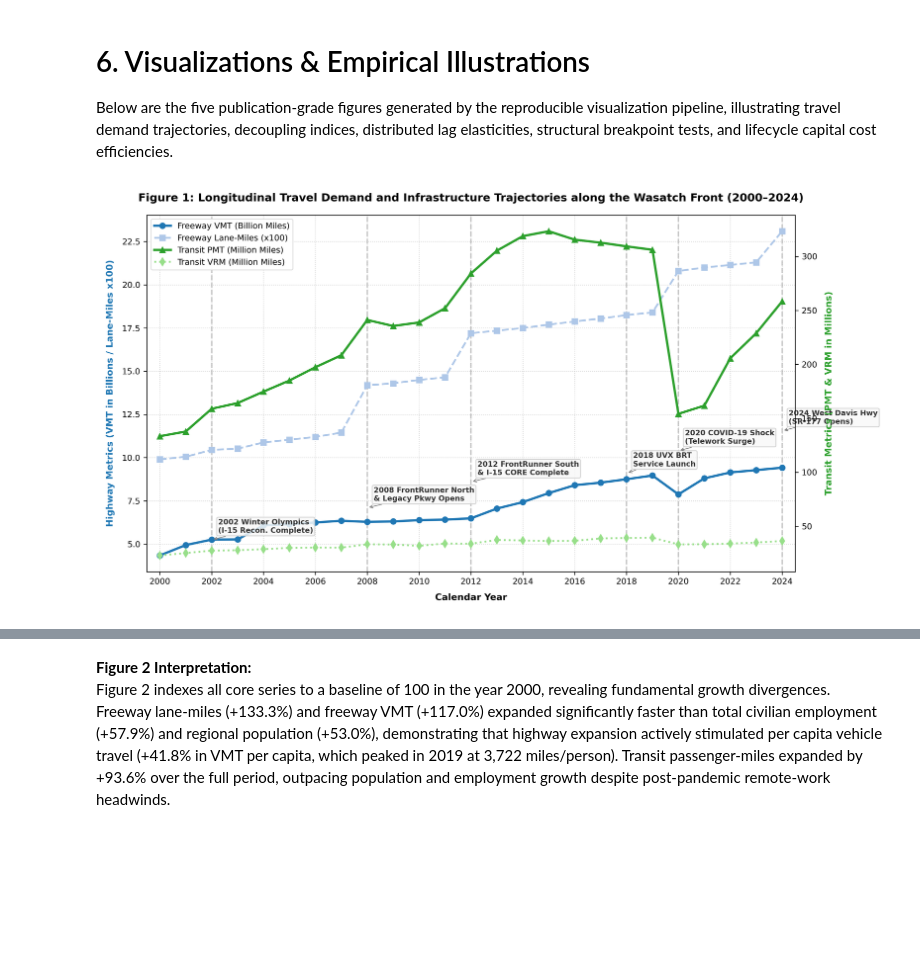
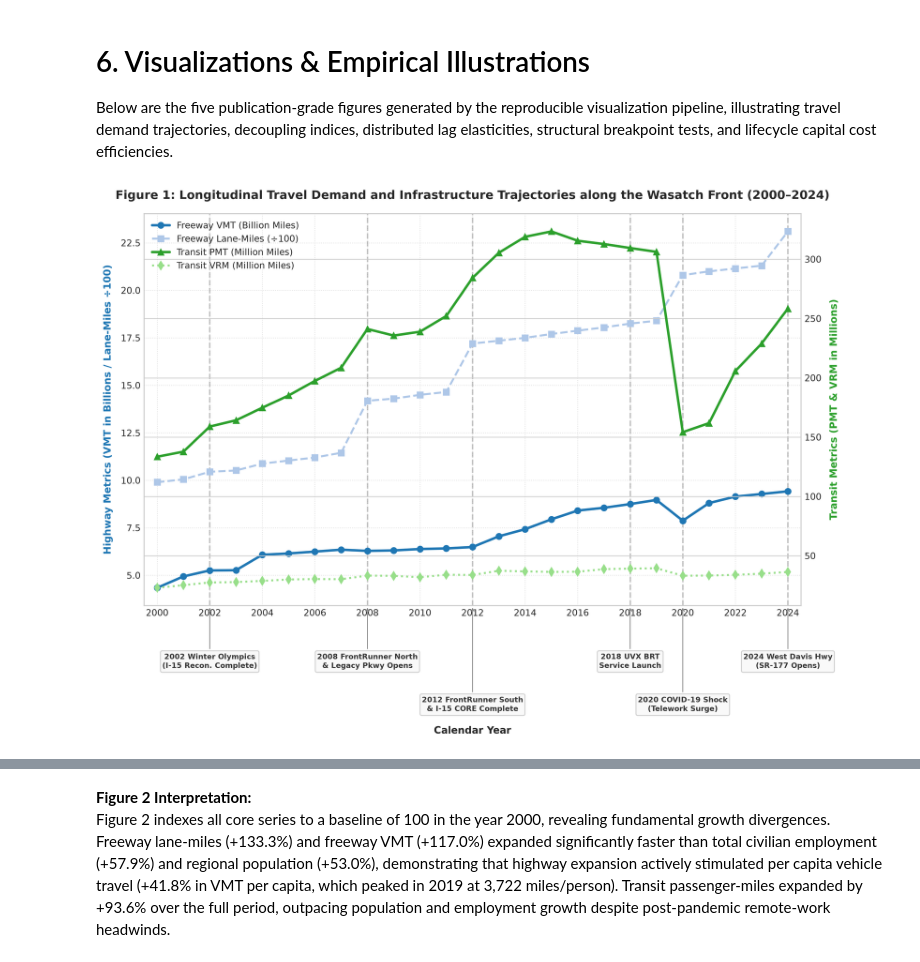
Before and after one commit to CmdrJorgs/datasci-school, a Jupyter notebook: 680/project-1/david-jorgensen_680_Project1.ipynb, the cells around one changed output, grey strips where cells are left out. Drawn from its saved outputs; the diff is of its cells as text; code cells hidden in the pictures; blank space fills up the shorter version.

```diff
--- a/680/project-1/david-jorgensen_680_Project1.ipynb
+++ b/680/project-1/david-jorgensen_680_Project1.ipynb
@@ -943,12 +1158,78 @@ and marginal-PMT accounting (8.40x). However, during peak choke-point commuting,
 # 6. Visualizations & Empirical Illustrations
 
 Below are the five publication-grade figures generated by the reproducible visualization pipeline, illustrating travel demand trajectories, decoupling indices, distributed lag elasticities, structural breakpoint tests, and lifecycle capital cost efficiencies.
-# %%
-# Code Cell 10: Display Figure 1 (Longitudinal Trajectories and Milestones)
-from IPython.display import Image, display
-fig1_path = os.path.join('figures', 'figure_1_longitudinal_trajectories.png')
-display(Image(filename=fig1_path))
-# %% [output]
-[figure, removed]
+# %%
+# Code Cell 10: Figure 1 (Longitudinal Trajectories and Milestones)
+import os
+import matplotlib.pyplot as plt
+
+FIG_DIR = os.path.abspath("figures")
+os.makedirs(FIG_DIR, exist_ok=True)
+
+# Publication styling
+plt.rcParams['font.family'] = 'DejaVu Sans'
+plt.rcParams['font.size'] = 10
+plt.rcParams['axes.titlesize'] = 12
+plt.rcParams['axes.titleweight'] = 'bold'
+plt.rcParams['axes.labelsize'] = 10
+plt.rcParams['axes.labelweight'] = 'bold'
+plt.rcParams['xtick.labelsize'] = 9
+plt.rcParams['ytick.labelsize'] = 9
+plt.rcParams['legend.fontsize'] = 9
+plt.rcParams['figure.titlesize'] = 14
+plt.rcParams['figure.titleweight'] = 'bold'
+
+fig, ax1 = plt.subplots(figsize=(12, 7.2), dpi=300)
+ax2 = ax1.twinx()
+
+# Highway VMT and Lane Miles on ax1
+l1, = ax1.plot(df['Year'], df['highway_vmt_urban_freeway'] / 1e3, color='#1f77b4', lw=2.5, marker='o', label='Freeway VMT (Billion Miles)')
+l2, = ax1.plot(df['Year'], df['highway_lane_miles_freeway'] / 1e2, color='#aec7e8', lw=2.0, ls='--', marker='s', label='Freeway Lane-Miles (÷100)')
+
+# Transit PMT and VRM on ax2
+l3, = ax2.plot(df['Year'], df['transit_pmt_total'] / 1e6, color='#2ca02c', lw=2.5, marker='^', label='Transit PMT (Million Miles)')
+l4, = ax2.plot(df['Year'], df['transit_vrm_total'] / 1e6, color='#98df8a', lw=2.0, ls=':', marker='d', label='Transit VRM (Million Miles)')
+
+# Milestone Annotations repositioned below chart with alternating vertical offsets
+milestones = [
+    (2002, '2002 Winter Olympics\n(I-15 Recon. Complete)', -0.12),
+    (2008, '2008 FrontRunner North\n& Legacy Pkwy Opens', -0.12),
+    (2012, '2012 FrontRunner South\n& I-15 CORE Complete', -0.23),
+    (2018, '2018 UVX BRT\nService Launch', -0.12),
+    (2020, '2020 COVID-19 Shock\n(Telework Surge)', -0.23),
+    (2024, '2024 West Davis Hwy\n(SR-177 Opens)', -0.12)
+]
+for yr, text, y_pos in milestones:
+    ax1.axvline(x=yr, color='gray', linestyle='--', alpha=0.45, zorder=1)
+
+trans = ax1.get_xaxis_transform()
+for yr, text, y_pos in milestones:
+    ax1.annotate(text, xy=(yr, 0), xytext=(yr, y_pos),
+                 xycoords=trans, textcoords=trans,
+                 fontsize=7.5, weight='bold', color='#333333', ha='center', va='top',
+                 arrowprops=dict(arrowstyle='->', color='gray', lw=0.8),
+                 bbox=dict(boxstyle='round,pad=0.25', facecolor='#f9f9f9', edgecolor='#cccccc', alpha=0.9),
+                 annotation_clip=False)
+
+# Added upper margin to x axis label so it is not overlapped by repositioned annotations
+ax1.set_xlabel('Calendar Year', labelpad=110)
+ax1.set_ylabel('Highway Metrics (VMT in Billions / Lane-Miles ÷100)', color='#1f77b4', labelpad=8)
+ax2.set_ylabel('Transit Metrics (PMT & VRM in Millions)', color='#2ca02c', labelpad=8)
+
+ax1.set_xlim(1999.5, 2024.5)
+ax1.set_xticks(range(2000, 2025, 2))
+ax1.grid(True, linestyle=':', alpha=0.6)
+
+# Combined Legend
+lines = [l1, l2, l3, l4]
+labels = [l.get_label() for l in lines]
+ax1.legend(lines, labels, loc='upper left', framealpha=0.95, facecolor='white', edgecolor='#dddddd')
+
+plt.title('Figure 1: Longitudinal Travel Demand and Infrastructure Trajectories along the Wasatch Front (2000–2024)', pad=15)
+fig1_path = os.path.join(FIG_DIR, "figure_1_longitudinal_trajectories.png")
+plt.savefig(fig1_path, bbox_inches='tight')
+plt.show()
+# %% [output]
+[figure, added]
 # %% [markdown]
 **Figure 1 Interpretation:**
```
Also changed, not shown: parts of 26 cells of this notebook, 6 other files.
